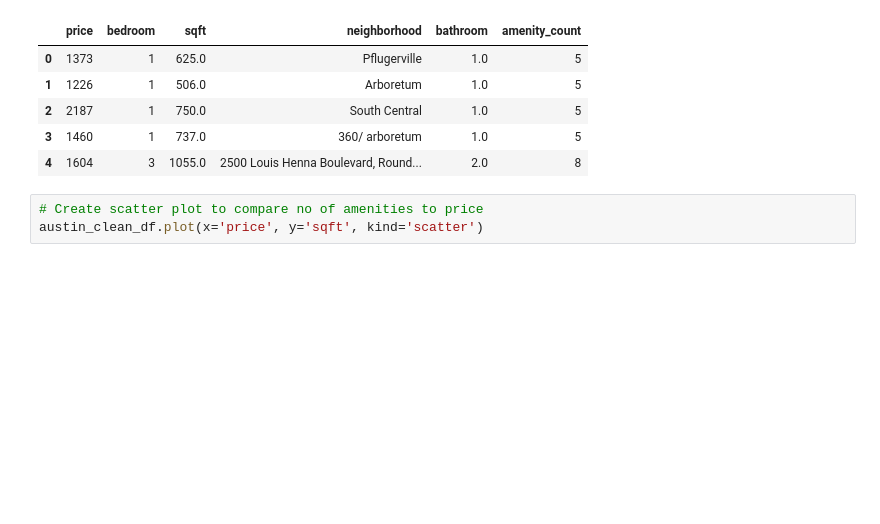
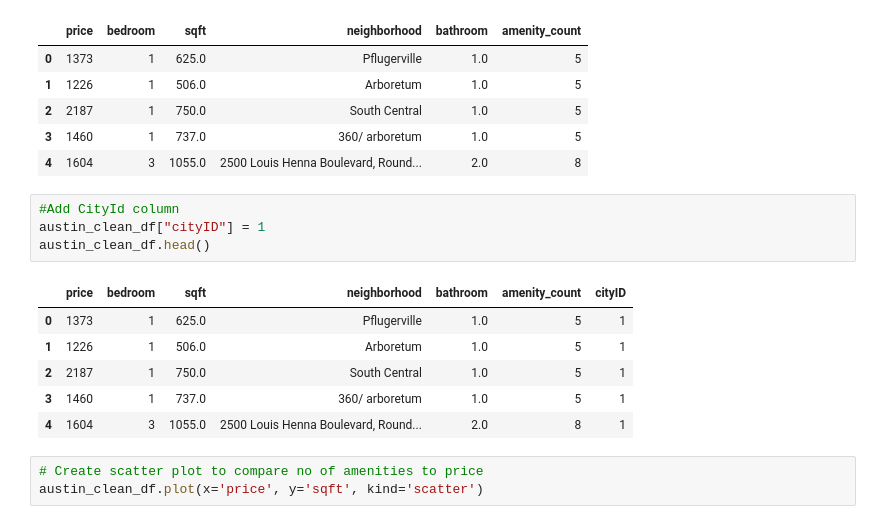
Before and after one commit to icycake7/main, a Jupyter notebook: First Segment Rubric - Clean/austin_data_clean.ipynb, the cells around one changed output. Drawn from its saved outputs; the diff is of its cells as text; blank space fills up the shorter version.

```diff
--- a/First Segment Rubric - Clean/austin_data_clean.ipynb
+++ b/First Segment Rubric - Clean/austin_data_clean.ipynb
@@ -213,6 +213,17 @@ austin_clean_df.head()
 | 2 | 2187 | 1 | 750.0 | South Central | 1.0 | 5 |
 | 3 | 1460 | 1 | 737.0 | 360/ arboretum | 1.0 | 5 |
 | 4 | 1604 | 3 | 1055.0 | 2500 Louis Henna Boulevard, Round... | 2.0 | 8 |
+# %%
+#Add CityId column
+austin_clean_df["cityID"] = 1
+austin_clean_df.head()
+# %% [output]
+|  | price | bedroom | sqft | neighborhood | bathroom | amenity_count | cityID |
+| 0 | 1373 | 1 | 625.0 | Pflugerville | 1.0 | 5 | 1 |
+| 1 | 1226 | 1 | 506.0 | Arboretum | 1.0 | 5 | 1 |
+| 2 | 2187 | 1 | 750.0 | South Central | 1.0 | 5 | 1 |
+| 3 | 1460 | 1 | 737.0 | 360/ arboretum | 1.0 | 5 | 1 |
+| 4 | 1604 | 3 | 1055.0 | 2500 Louis Henna Boulevard, Round... | 2.0 | 8 | 1 |
 # %%
 # Create scatter plot to compare no of amenities to price
 austin_clean_df.plot(x='price', y='sqft', kind='scatter')
```
Also changed, not shown: parts of 2 cells of this notebook, 2 other files.
